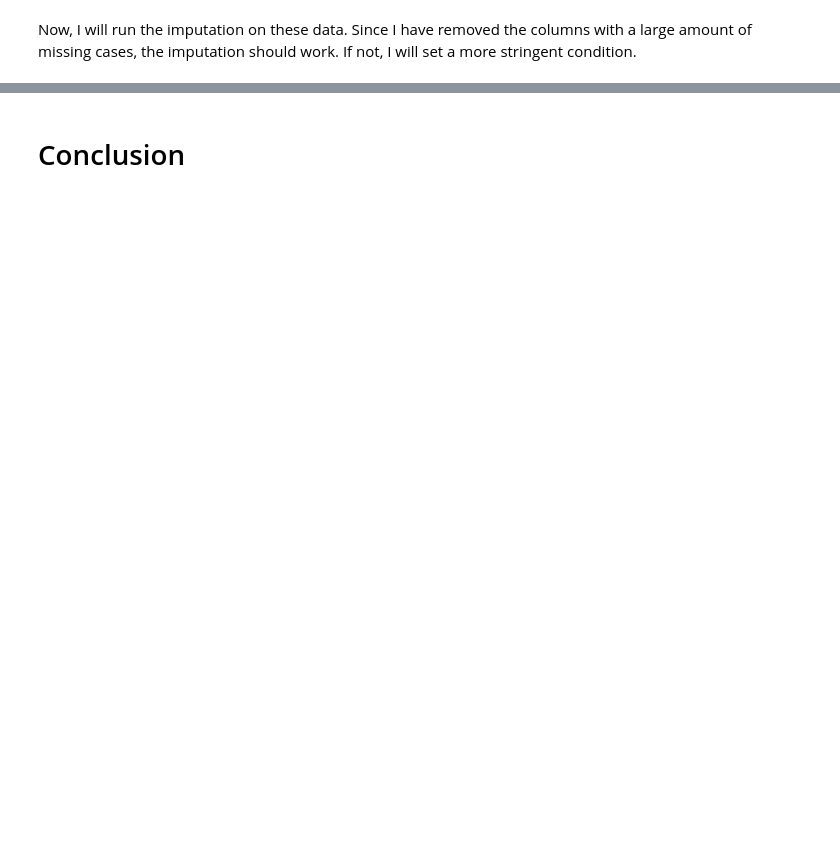
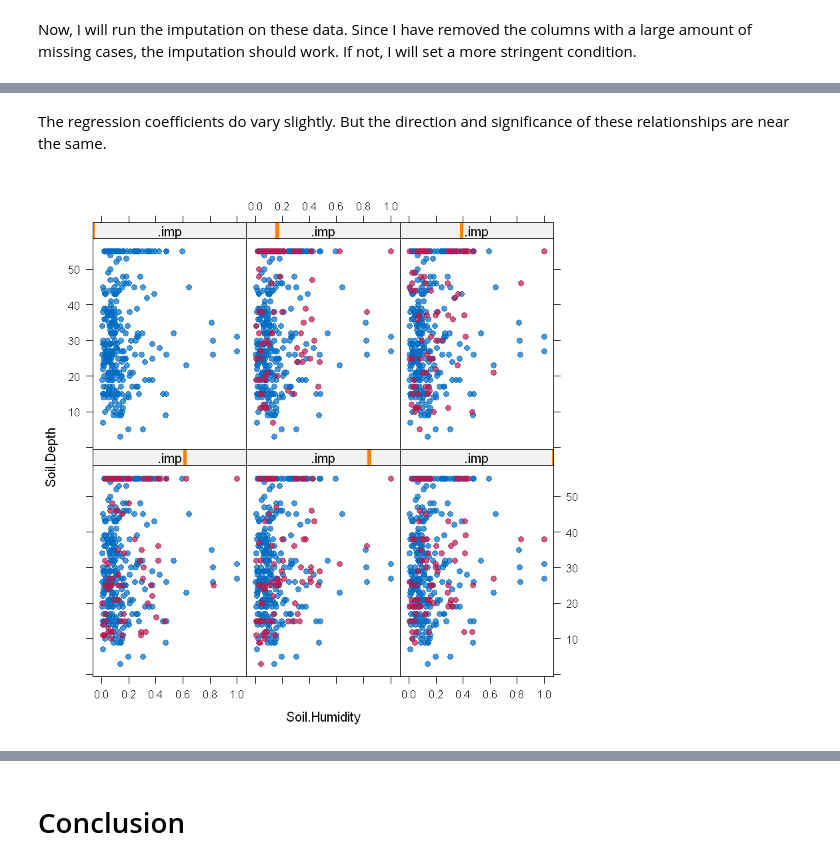
Before and after one commit to juliemessier/Trait-Performance-Relationships, a Jupyter notebook: notebooks/archive/Data Exploration & Cleaning.ipynb, the cells around one changed output, grey strips where cells are left out. Cells and saved outputs as stored; diff of their text form; code cells hidden in the pictures; blank space fills up the shorter version.

```diff
--- a/notebooks/archive/Data Exploration & Cleaning.ipynb
+++ b/notebooks/archive/Data Exploration & Cleaning.ipynb
@@ -417,0 +416,8 @@ No real difference in beta, and the same relationship and significance. I will u
+# %%
+# need to add descriptive classes
+MSH_class_factor <- which(sapply(1:ncol(MSH.Raw), function (x) is.factor(class(MSH.Raw[,x]))))
+# %%
+library(sjmisc)
+# Trying again, but this time I will use the above package to combine the imputed datasets to one dataset
+MSH.IP <- merge_imputations(MSH.Raw, MSH.IP.MICE, ori = cbind(MSH.Raw[, MSH_class_factor],MSH.50))
+summary(lm(Tree.Height ~ Soil.Depth + Biomass1 + Soil.Humidity_imp + pH_imp, data = MSH.IP))
@@ -417,0 +449,7 @@ No real difference in beta, and the same relationship and significance. I will u
+# %% [markdown]
+The regression coefficients do vary slightly. But the direction and significance of these relationships are near the same.
+# %%
+# how do the combined and imputed datasets compare?
+xyplot(MSH.IP.MICE, Soil.Depth ~ Soil.Humidity|.imp, pch = 20, cex = 1.4)
+# %% [output]
+[figure, added]
```
Also changed, not shown: parts of 31 cells of this notebook, 2 other files.
